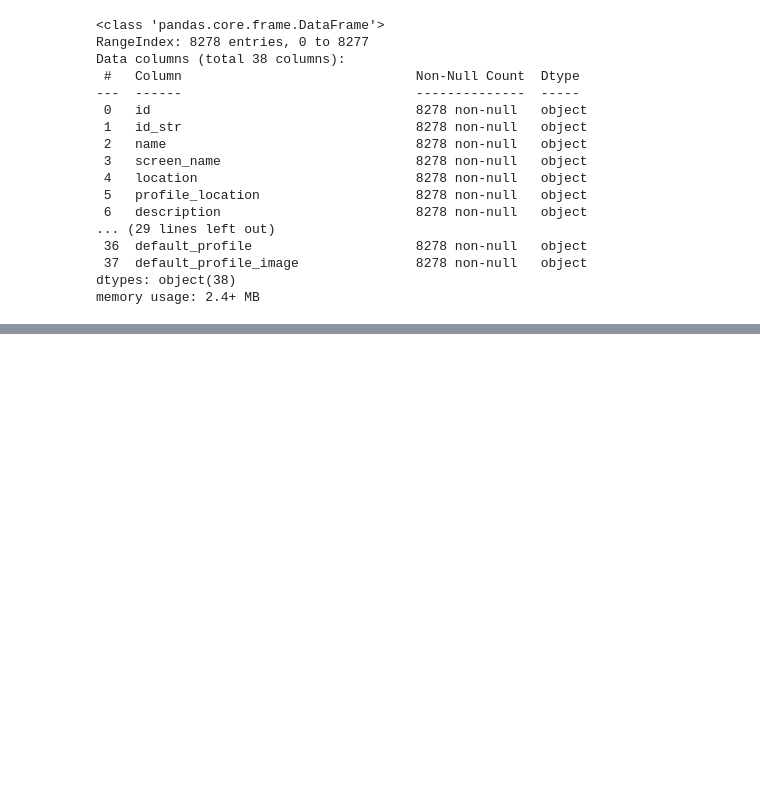
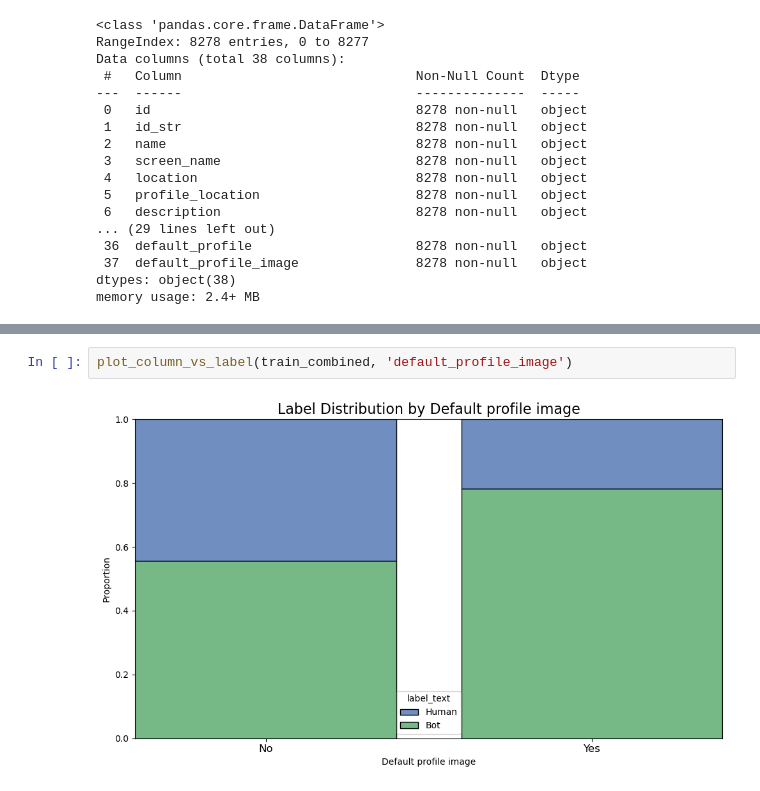
Before and after one commit to krukj/TwitterBotDetection, a Jupyter notebook: notebooks/eda.ipynb, the cells around one changed output, grey strips where cells are left out. Saved outputs shown, nothing was run; the diff lists cells and outputs as text; blank space fills up the shorter version.

```diff
--- a/notebooks/eda.ipynb
+++ b/notebooks/eda.ipynb
@@ -125,0 +183,4 @@ memory usage: 2.4+ MB
+# %%
+plot_column_vs_label(train_combined, 'default_profile_image')
+# %% [output]
+[figure, added]
```
Also changed, not shown: parts of 15 cells of this notebook, 1 other file.
